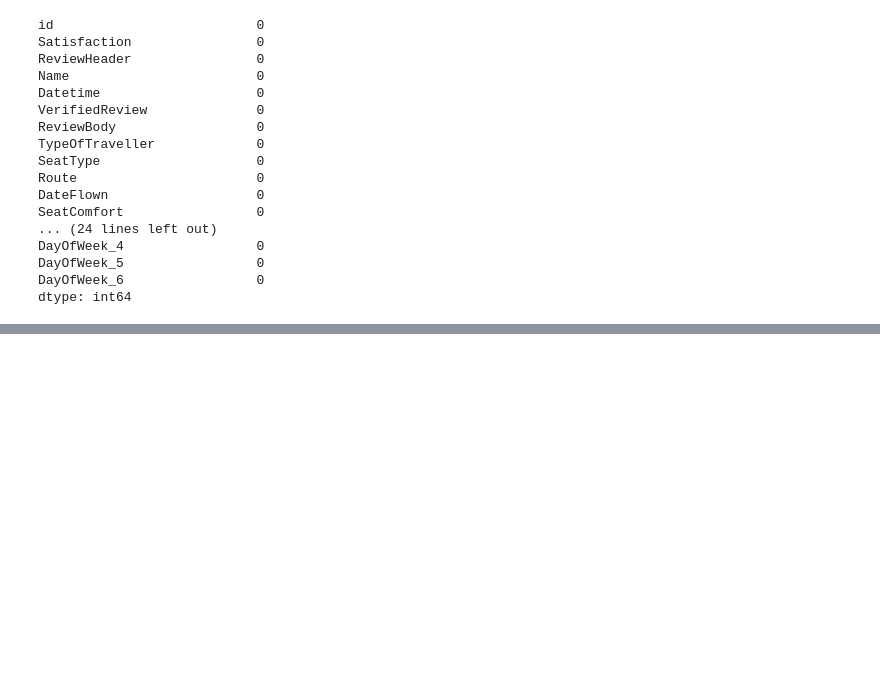
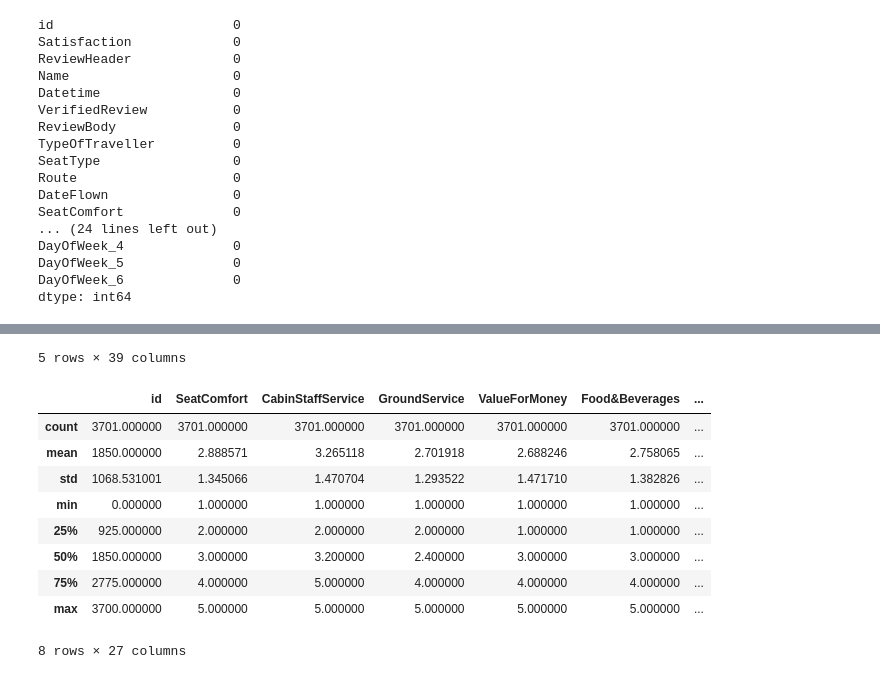
Before and after one commit to Tofupaste/Projectbased_MLP, a Jupyter notebook: projectbased_MLP.ipynb, the cells around one changed output, grey strips where cells are left out. Saved outputs shown, nothing was run; the diff lists cells and outputs as text; code cells hidden in the pictures; blank space fills up the shorter version.

```diff
--- a/projectbased_MLP.ipynb
+++ b/projectbased_MLP.ipynb
@@ -207 +295,5 @@ DayOfWeek_6                 0
 dtype: int64
+# %%
+display(data.head())
+display(data.describe())
+# %% [output]
@@ -208,3 +306,14 @@ dtype: int64
+5 rows × 39 columns
+|  | id | SeatComfort | CabinStaffService | GroundService | ValueForMoney | Food&Beverages | ... |
+| count | 3701.000000 | 3701.000000 | 3701.000000 | 3701.000000 | 3701.000000 | 3701.000000 | ... |
+| mean | 1850.000000 | 2.888571 | 3.265118 | 2.701918 | 2.688246 | 2.758065 | ... |
+| std | 1068.531001 | 1.345066 | 1.470704 | 1.293522 | 1.471710 | 1.382826 | ... |
+| min | 0.000000 | 1.000000 | 1.000000 | 1.000000 | 1.000000 | 1.000000 | ... |
+| 25% | 925.000000 | 2.000000 | 2.000000 | 2.000000 | 1.000000 | 1.000000 | ... |
+| 50% | 1850.000000 | 3.000000 | 3.200000 | 2.400000 | 3.000000 | 3.000000 | ... |
+| 75% | 2775.000000 | 4.000000 | 5.000000 | 4.000000 | 4.000000 | 4.000000 | ... |
+| max | 3700.000000 | 5.000000 | 5.000000 | 5.000000 | 5.000000 | 5.000000 | ... |
+8 rows × 27 columns
 # %%
 # import tensorflor.keras as keras
 # from sklearn.model_selection import train_test_split
```
Also changed, not shown: parts of 9 cells of this notebook.
